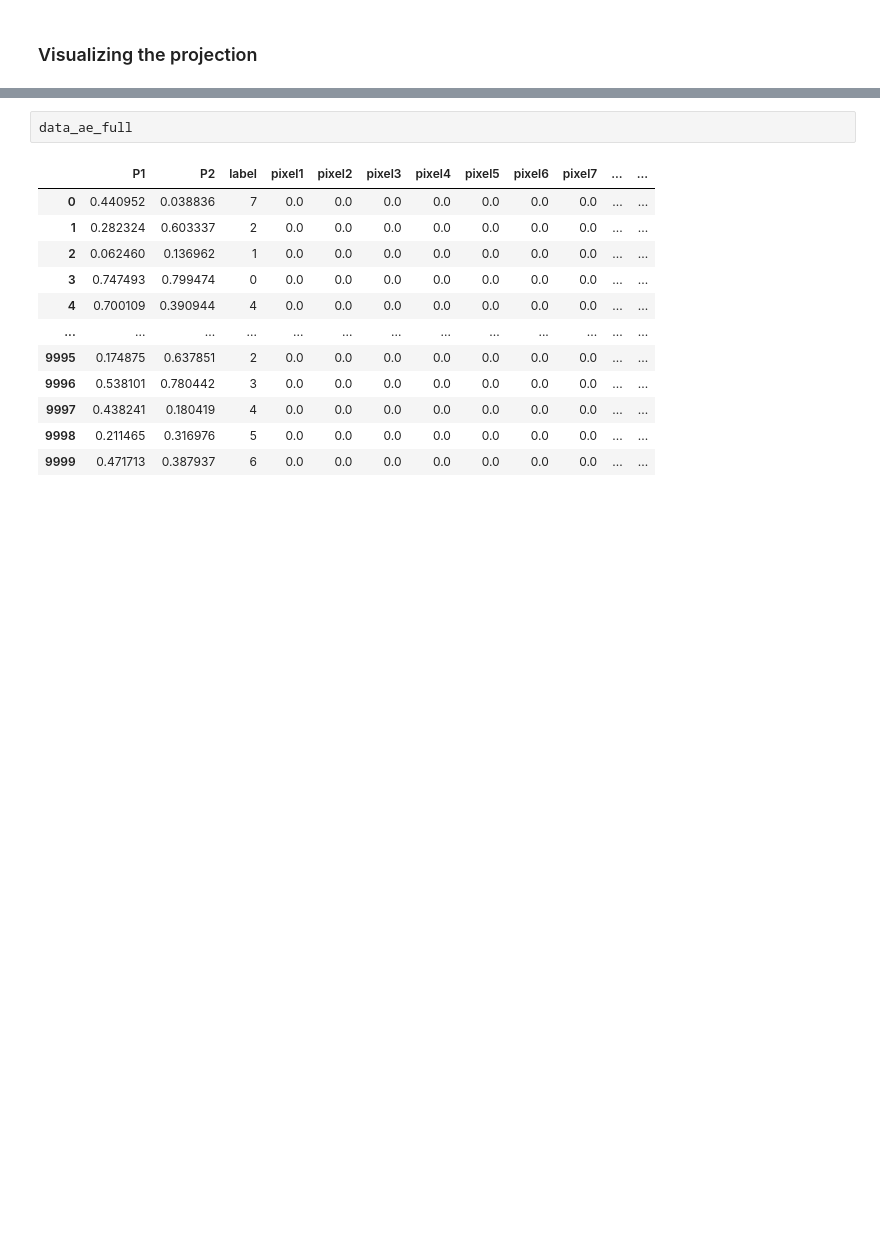
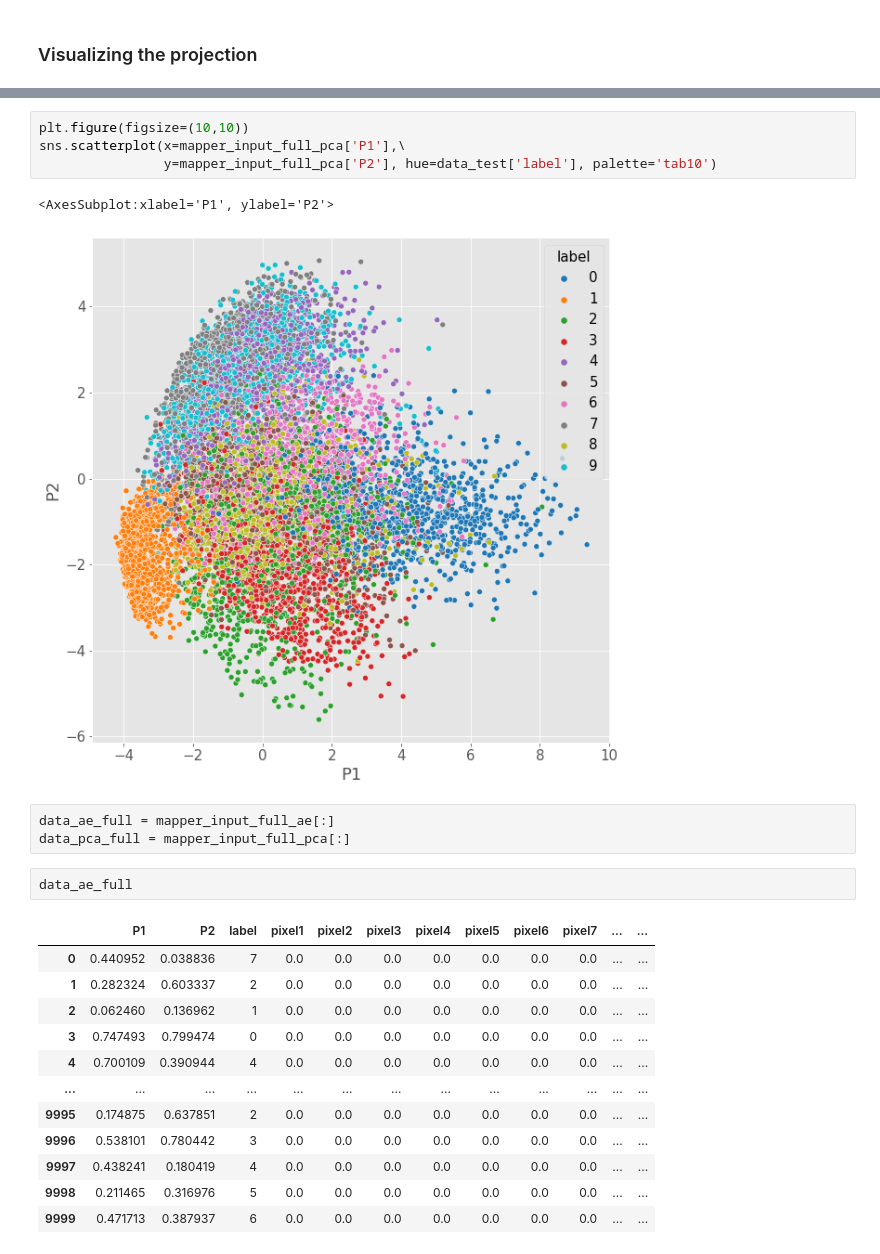
Before and after one commit to sctueme/BSc_Thesis, a Jupyter notebook: PCA_AE_filters/mnist_MapperTrials.ipynb, the cells around one changed output, grey strips where cells are left out. Saved outputs shown, nothing was run; the diff lists cells and outputs as text; blank space fills up the shorter version.

```diff
--- a/PCA_AE_filters/mnist_MapperTrials.ipynb
+++ b/PCA_AE_filters/mnist_MapperTrials.ipynb
@@ -301,3 +313,13 @@ data_pca = mapper_input_full.drop(['P1', 'P2'],axis=1)
+# %%
+plt.figure(figsize=(10,10))
+sns.scatterplot(x=mapper_input_full_pca['P1'],\
+                y=mapper_input_full_pca['P2'], hue=data_test['label'], palette='tab10')
+# %% [output]
+<AxesSubplot:xlabel='P1', ylabel='P2'>
+[figure, added]
+# %%
+data_ae_full = mapper_input_full_ae[:]
+data_pca_full = mapper_input_full_pca[:]
 # %%
 data_ae_full
 # %% [output]
```
Also changed, not shown: parts of 29 cells of this notebook, 2 other files.
